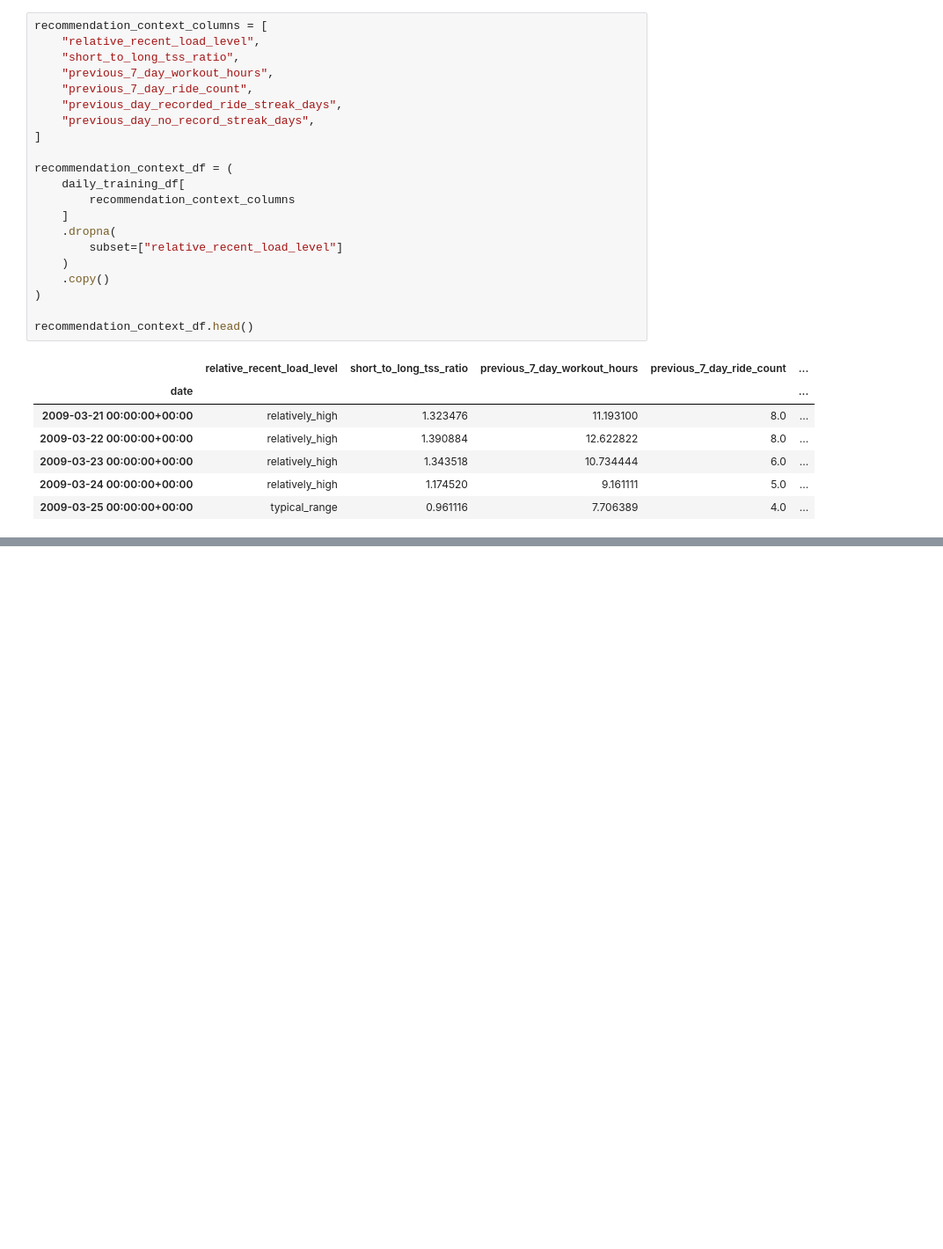
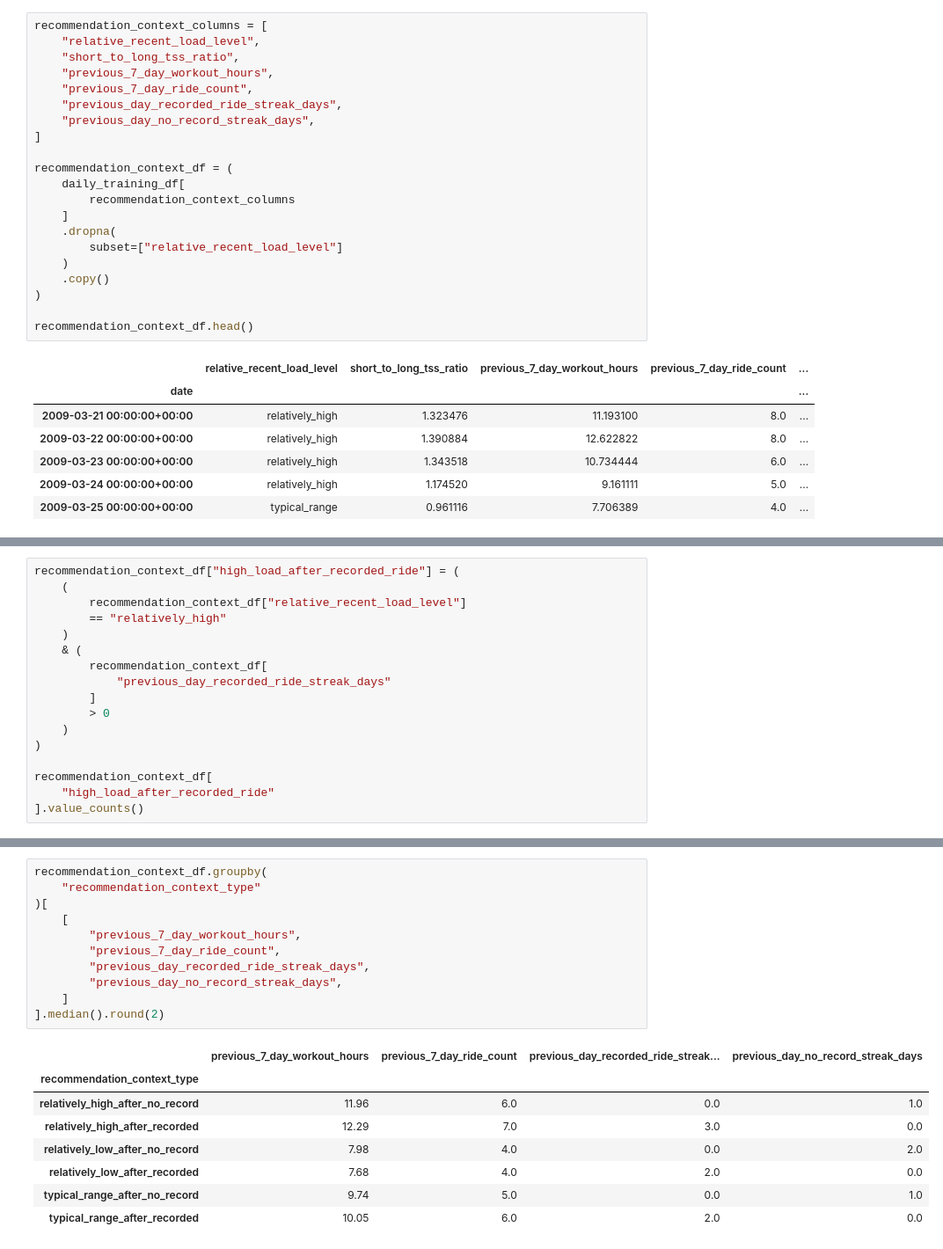
Before and after one commit to jhh0107gsc-hub/cycling, a Jupyter notebook: notebooks/03_recommendation_features.ipynb, the cells around one changed output, grey strips where cells are left out. Shown at 88% size. Cells and saved outputs as stored; diff of their text form; blank space fills up the shorter version.

Commit message:
Compare load level with prior-day record context

```diff
--- a/notebooks/03_recommendation_features.ipynb
+++ b/notebooks/03_recommendation_features.ipynb
@@ -658,0 +669,17 @@ recommendation_context_df.head()
+# %%
+recommendation_context_df["high_load_after_recorded_ride"] = (
+    (
+        recommendation_context_df["relative_recent_load_level"]
+        == "relatively_high"
+    )
+    & (
+        recommendation_context_df[
+            "previous_day_recorded_ride_streak_days"
+        ]
+        > 0
+    )
+)
+
+recommendation_context_df[
+    "high_load_after_recorded_ride"
+].value_counts()
@@ -658,0 +866,20 @@ recommendation_context_df.head()
+# %%
+recommendation_context_df.groupby(
+    "recommendation_context_type"
+)[
+    [
+        "previous_7_day_workout_hours",
+        "previous_7_day_ride_count",
+        "previous_day_recorded_ride_streak_days",
+        "previous_day_no_record_streak_days",
+    ]
+].median().round(2)
+# %% [output]
+|  | previous_7_day_workout_hours | previous_7_day_ride_count | previous_day_recorded_ride_streak... | previous_day_no_record_streak_days |
+| recommendation_context_type |  |  |  |  |
+| relatively_high_after_no_record | 11.96 | 6.0 | 0.0 | 1.0 |
+| relatively_high_after_recorded | 12.29 | 7.0 | 3.0 | 0.0 |
+| relatively_low_after_no_record | 7.98 | 4.0 | 0.0 | 2.0 |
+| relatively_low_after_recorded | 7.68 | 4.0 | 2.0 | 0.0 |
+| typical_range_after_no_record | 9.74 | 5.0 | 0.0 | 1.0 |
+| typical_range_after_recorded | 10.05 | 6.0 | 2.0 | 0.0 |
```
Also changed, not shown: parts of 12 cells of this notebook.
